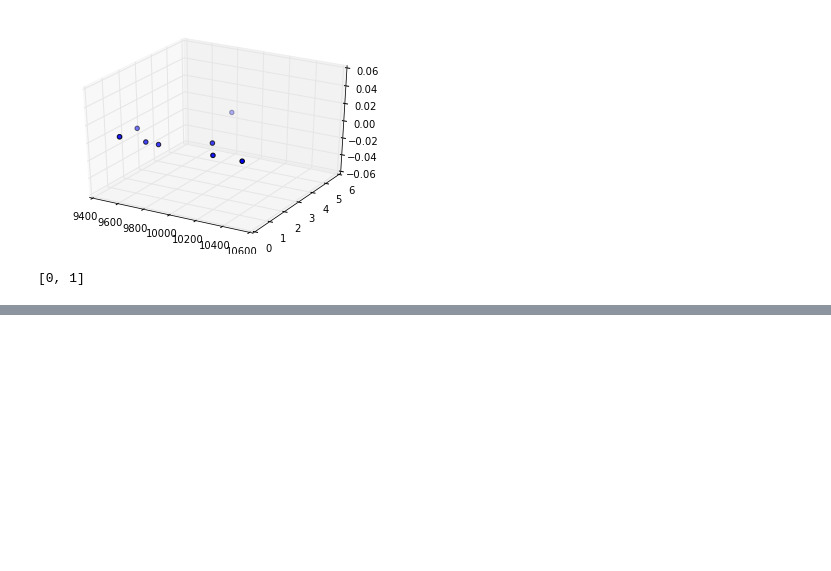
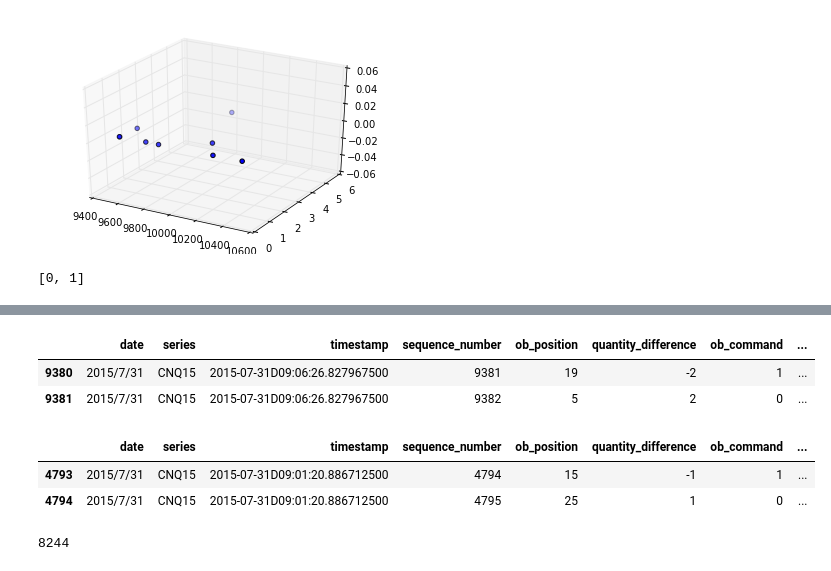
Before and after one commit to rorysroes/SGX-Full-OrderBook-Tick-Data-Trading-Strategy, a Jupyter notebook: sgx_tick_data_a50_timestamp.ipynb, the cells around one changed output, grey strips where cells are left out. Saved outputs shown, nothing was run; the diff lists cells and outputs as text; code cells hidden in the pictures; blank space fills up the shorter version.

```diff
--- a/sgx_tick_data_a50_timestamp.ipynb
+++ b/sgx_tick_data_a50_timestamp.ipynb
@@ -358,0 +365,18 @@ order_book_bid[1]#["price"][0:5]
+# %%
+e = data.timestamp.unique()[5000]
+data[(data.bid_or_ask == 1) & (data.timestamp == e)].head()
+# %% [output]
+|  | date | series | timestamp | sequence_number | ob_position | quantity_difference | ob_command | ... |
+| 9380 | 2015/7/31 | CNQ15 | 2015-07-31D09:06:26.827967500 | 9381 | 19 | -2 | 1 | ... |
+| 9381 | 2015/7/31 | CNQ15 | 2015-07-31D09:06:26.827967500 | 9382 | 5 | 2 | 0 | ... |
+# %%
+e = data.timestamp.unique()[2000]
+data[(data.bid_or_ask == 2) & (data.timestamp == e)].head()
+# %% [output]
+|  | date | series | timestamp | sequence_number | ob_position | quantity_difference | ob_command | ... |
+| 4793 | 2015/7/31 | CNQ15 | 2015-07-31D09:01:20.886712500 | 4794 | 15 | -1 | 1 | ... |
+| 4794 | 2015/7/31 | CNQ15 | 2015-07-31D09:01:20.886712500 | 4795 | 25 | 1 | 0 | ... |
+# %%
+len(data.timestamp.unique())
+# %% [output]
+8244
```
Also changed, not shown: parts of 6 cells of this notebook, 2 other files.
